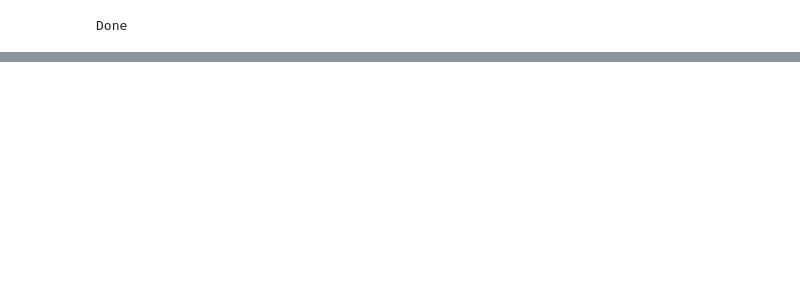
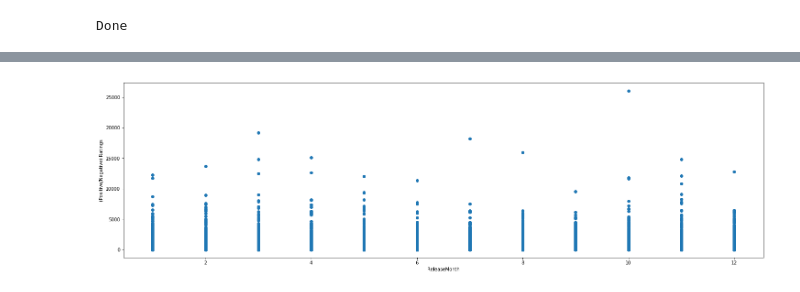
Before and after one commit to acpedersen/Project-2---Steam-Game-Rating-Predictions, a Jupyter notebook: SteamGames.ipynb, the cells around one changed output, grey strips where cells are left out. Cells and saved outputs as stored; diff of their text form; code cells hidden in the pictures; blank space fills up the shorter version.

```diff
--- a/SteamGames.ipynb
+++ b/SteamGames.ipynb
@@ -67,0 +98,4 @@ df.head()
+# %%
+pos("ReleaseMonth")
+# %% [output]
+[figure, added]
```
Also changed, not shown: parts of 14 cells of this notebook.
